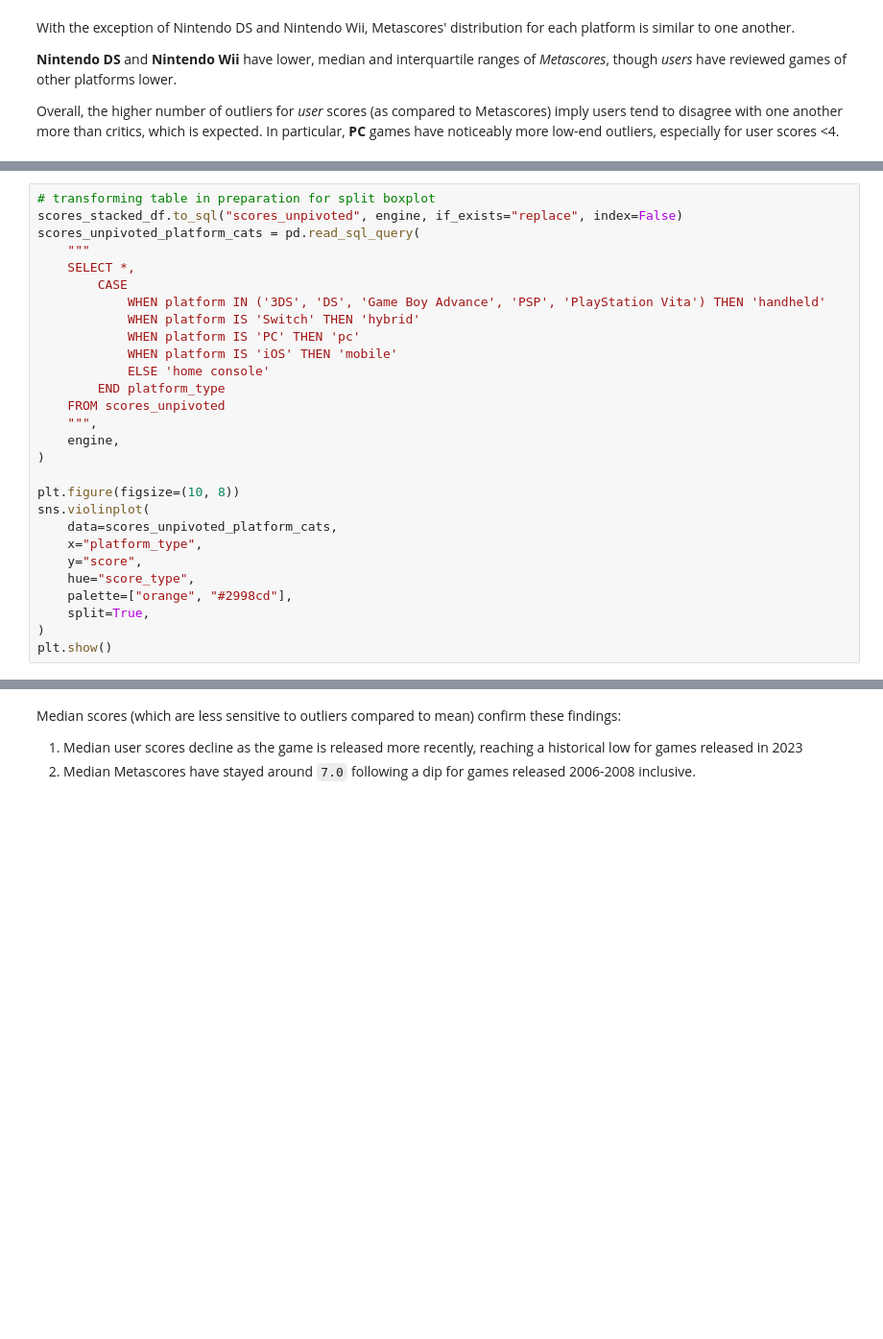
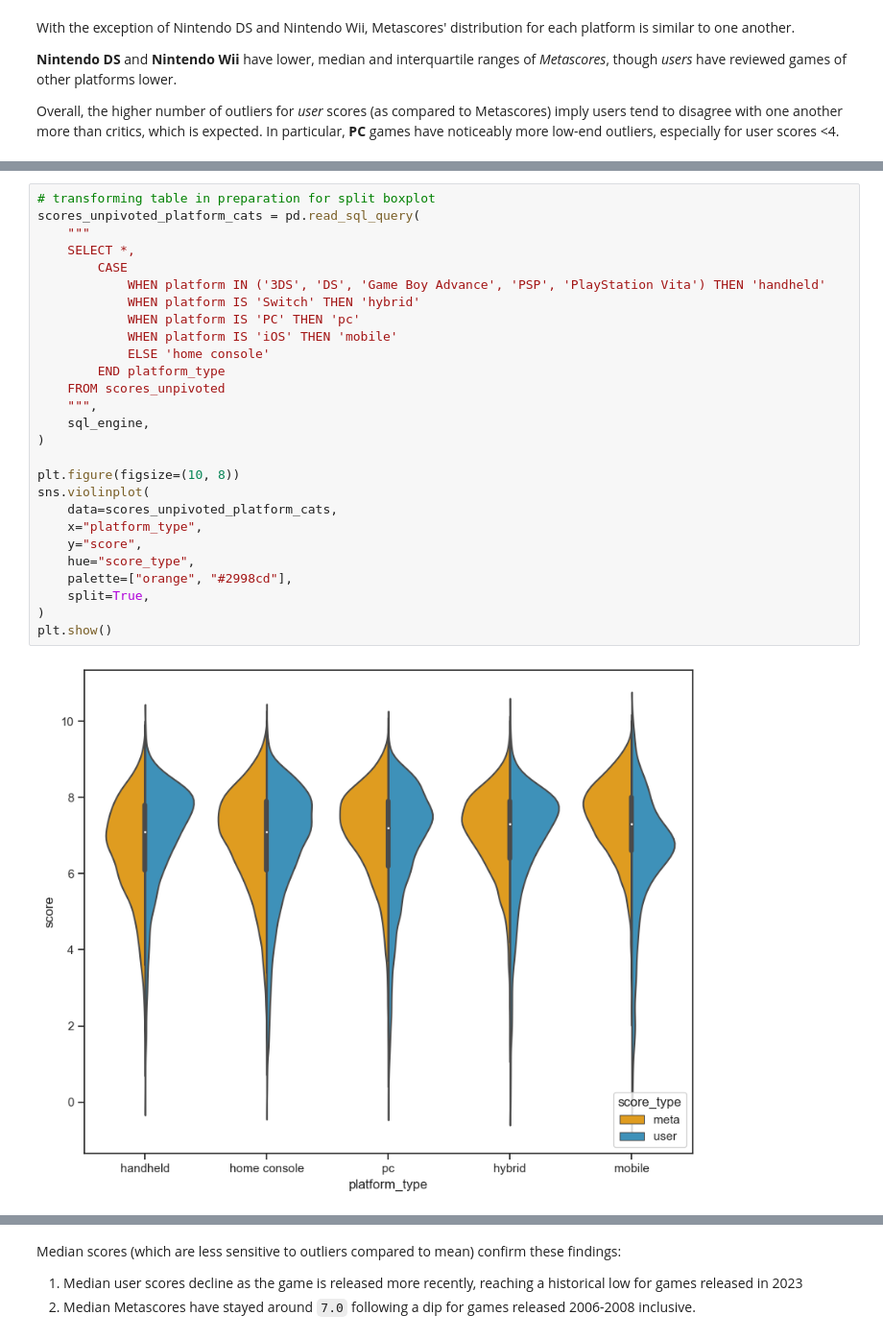
Before and after one commit to henrylin03/video-games, a Jupyter notebook: analysis.ipynb, the cells around one changed output, grey strips where cells are left out. Shown at 96% size. Drawn from its saved outputs; the diff is of its cells as text; blank space fills up the shorter version.

```diff
--- a/analysis.ipynb
+++ b/analysis.ipynb
@@ -373,28 +318,29 @@ platform_type_df.head(3)
 # %%
 # transforming table in preparation for split boxplot
-scores_stacked_df.to_sql("scores_unpivoted", engine, if_exists="replace", index=False)
 scores_unpivoted_platform_cats = pd.read_sql_query(
     """
     SELECT *,
         CASE
             WHEN platform IN ('3DS', 'DS', 'Game Boy Advance', 'PSP', 'PlayStation Vita') THEN 'handheld'
             WHEN platform IS 'Switch' THEN 'hybrid'
             WHEN platform IS 'PC' THEN 'pc'
             WHEN platform IS 'iOS' THEN 'mobile'
             ELSE 'home console'
         END platform_type
     FROM scores_unpivoted
     """,
-    engine,
+    sql_engine,
 )
 
 plt.figure(figsize=(10, 8))
 sns.violinplot(
     data=scores_unpivoted_platform_cats,
     x="platform_type",
     y="score",
     hue="score_type",
     palette=["orange", "#2998cd"],
     split=True,
 )
 plt.show()
+# %% [output]
+[figure, added]
```
Also changed, not shown: parts of 30 cells of this notebook.
